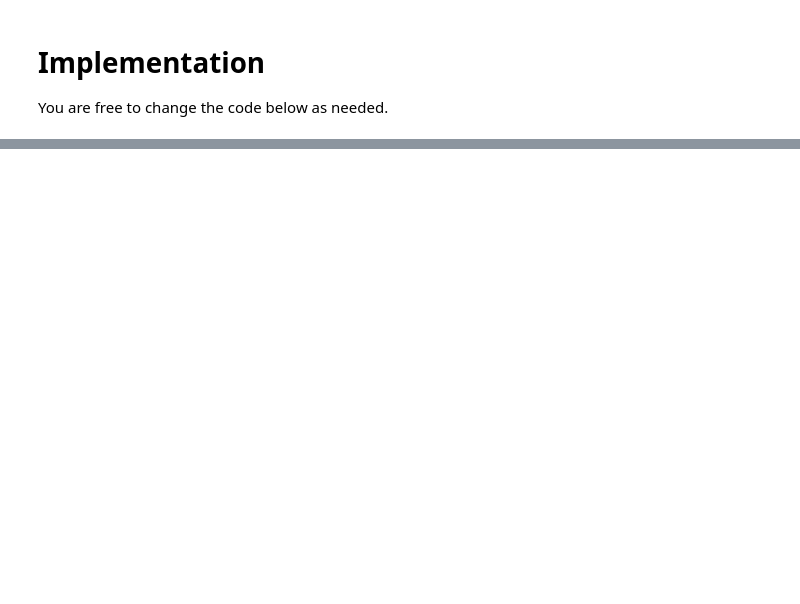
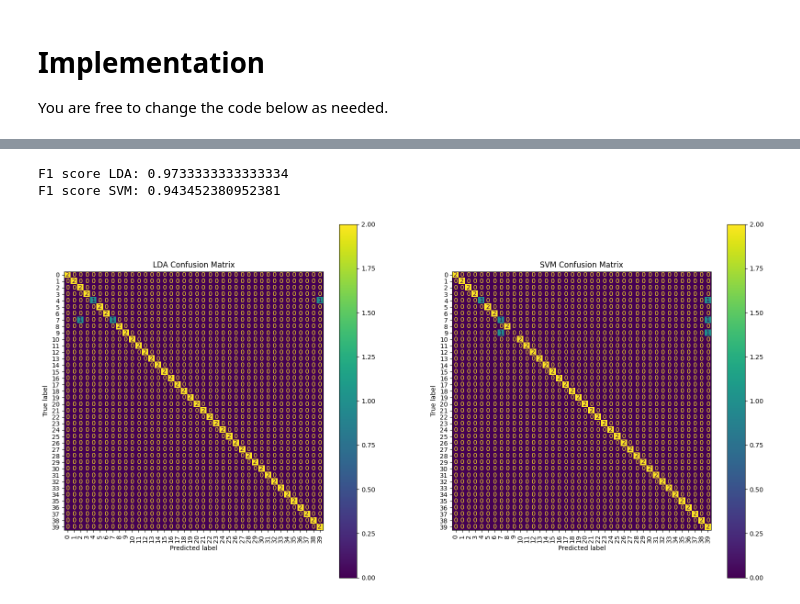
Before and after one commit to olefson/Face-Recognition-LDA-SVM-and-CNN, a Jupyter notebook: m8project.ipynb, the cells around one changed output, grey strips where cells are left out. Saved outputs shown, nothing was run; the diff lists cells and outputs as text; code cells hidden in the pictures; blank space fills up the shorter version.

```diff
--- a/m8project.ipynb
+++ b/m8project.ipynb
@@ -59,27 +98,53 @@ print(x_train.shape, x_test.shape)
 # %%
-# Visualize image sets
-def show_images(imgs, num_rows, num_cols):
-    assert len(imgs) == num_rows*num_cols
+# 5 LDA AND SVM
+# PCA Implementation using SVD
+def pca(X, n_components):
+    # standardize data
+    X = StandardScaler().fit_transform(X)
+    # compute SVD
+    U, S, Vt = np.linalg.svd(X, full_matrices=False)
+    # select n_components
+    X_pca = U[:, :n_components].dot(np.diag(S[:n_components]))
+    components = Vt[:n_components, :]
+    return X_pca, components
 
-    full = None
-    for i in range(num_rows):
-        row = None
-        for j in range(num_cols):
-            if row is None:
-                row = imgs[i*num_cols+j].reshape(img_height, img_width)*255.0
-            else:
-                row = np.concatenate((row, imgs[i*num_cols+j].reshape(img_height, img_width)*255.0), axis=1)
-        if full is None:
-            full = row
-        else:
-            full = np.concatenate((full, row), axis=0)
+# Apply PCA to dataset
+n_components = 100
+x_train_pca, components = pca(x_train, n_components)
+x_test_pca = StandardScaler().fit_transform(x_test).dot(components.T)
 
-    f = plt.figure(figsize=(num_cols, num_rows))
-    plt.imshow(full, cmap='gray')
-    plt.axis('off')
-    plt.show()
+# LDA
+lda = LinearDiscriminantAnalysis()
+lda.fit(x_train_pca, y_train)
+y_pred_lda = lda.predict(x_test_pca)
 
-print('TRAINING')
-show_images(x_train, N_IDENTITIES, GALLERY_SIZE)
-print('TESTING')
-show_images(x_test, N_IDENTITIES, 10 - GALLERY_SIZE)
+# SVM
+svm = SVC(kernel='linear')
+svm.fit(x_train_pca, y_train)
+y_pred_svm = svm.predict(x_test_pca)
+
+# Evaluate
+f1_lda = f1_score(y_test, y_pred_lda, average='weighted')
+f1_svm = f1_score(y_test, y_pred_svm, average='weighted')
+print(f"F1 score LDA: {f1_lda}")
+print(f"F1 score SVM: {f1_svm}")
+
+# Confusion Matrix / Visualization
+cm_lda = confusion_matrix(y_test, y_pred_lda)
+cm_svm = confusion_matrix(y_test, y_pred_svm)
+
+# visualize confusion matrix
+fig, ax = plt.subplots(1, 2, figsize=(20, 10))
+ConfusionMatrixDisplay(cm_lda).plot(ax=ax[0])
+ax[0].set_title('LDA Confusion Matrix')
+ax[0].tick_params(axis='x', rotation=90, labelsize=10)  # rotate x vals for clarity
+ax[0].tick_params(axis='y', rotation=0, labelsize=10)
+ConfusionMatrixDisplay(cm_svm).plot(ax=ax[1])
+ax[1].set_title('SVM Confusion Matrix')
+ax[1].tick_params(axis='x', rotation=90, labelsize=10)  # rotate x vals for clarity
+ax[1].tick_params(axis='y', rotation=0, labelsize=10)
+plt.show()
+# %% [output]
+F1 score LDA: 0.9733333333333334
+F1 score SVM: 0.943452380952381
+[figure, added]
```
Also changed, not shown: parts of 10 cells of this notebook, 10 other files.
